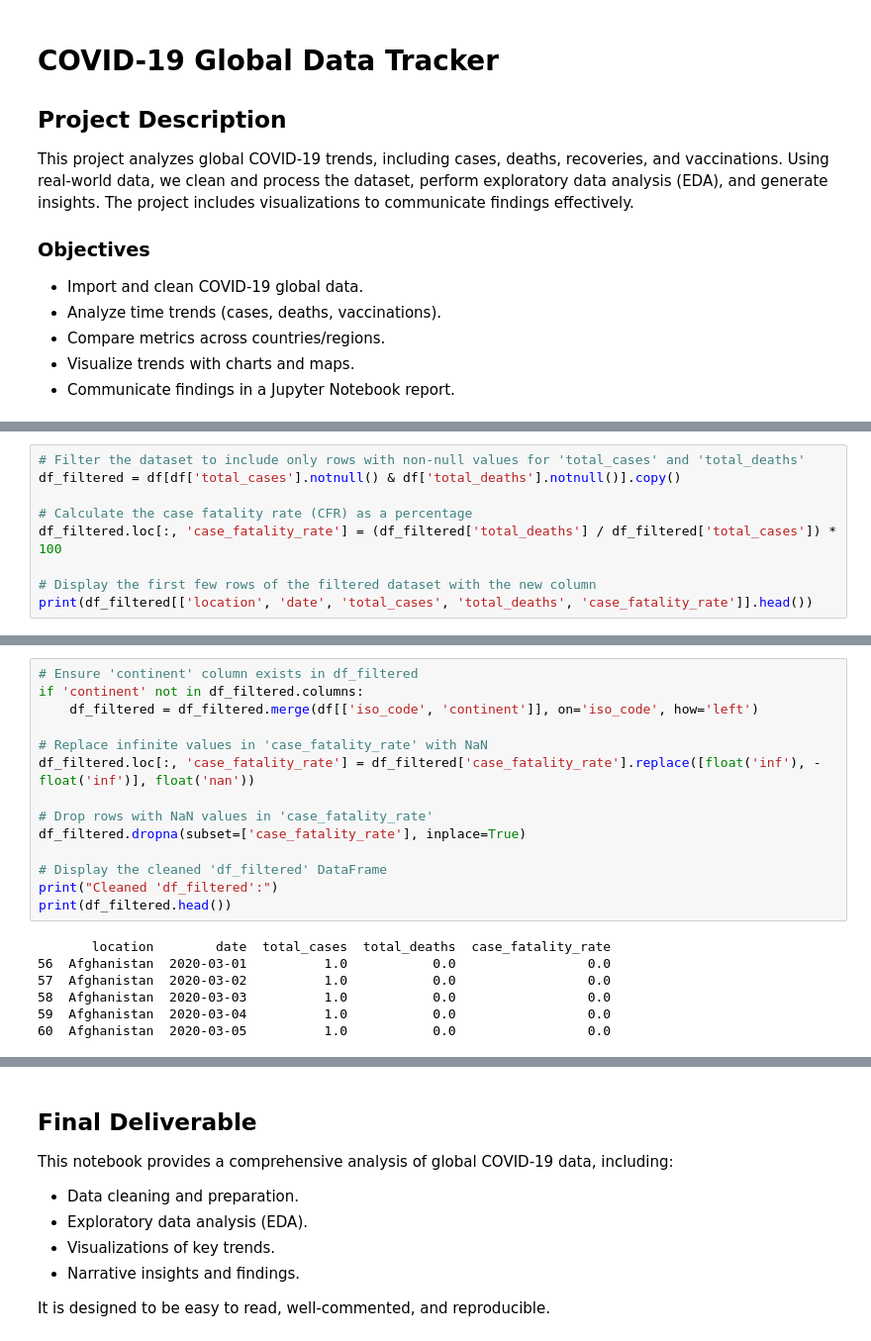
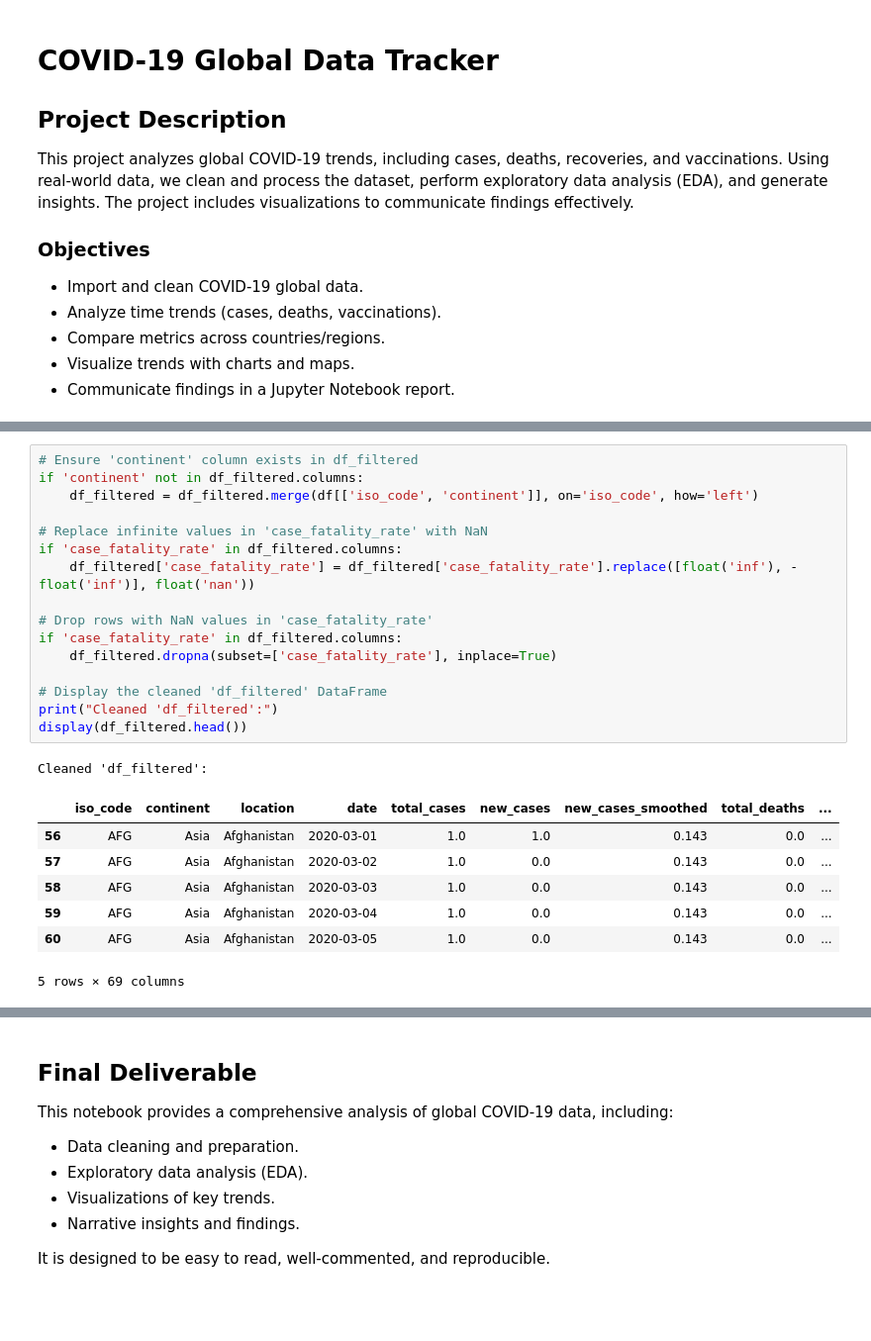
Before and after one commit to Neo21702/Python-COVID19-Project-wk8, a Jupyter notebook: JupyterNotebook.ipynb, the cells around one changed output, grey strips where cells are left out. Shown at 99% size. Saved outputs shown, nothing was run; the diff lists cells and outputs as text; blank space fills up the shorter version.

```diff
--- a/JupyterNotebook.ipynb
+++ b/JupyterNotebook.ipynb
@@ -110,9 +51,0 @@ We perform EDA to explore trends in cases, deaths, and vaccinations.
-# %%
-# Filter the dataset to include only rows with non-null values for 'total_cases' and 'total_deaths'
-df_filtered = df[df['total_cases'].notnull() & df['total_deaths'].notnull()].copy()
-
-# Calculate the case fatality rate (CFR) as a percentage
-df_filtered.loc[:, 'case_fatality_rate'] = (df_filtered['total_deaths'] / df_filtered['total_cases']) * 100
-
-# Display the first few rows of the filtered dataset with the new column
-print(df_filtered[['location', 'date', 'total_cases', 'total_deaths', 'case_fatality_rate']].head())
@@ -142,21 +68,25 @@ We analyze vaccination rollouts across countries.
 # %%
 # Ensure 'continent' column exists in df_filtered
 if 'continent' not in df_filtered.columns:
     df_filtered = df_filtered.merge(df[['iso_code', 'continent']], on='iso_code', how='left')
 
 # Replace infinite values in 'case_fatality_rate' with NaN
-df_filtered.loc[:, 'case_fatality_rate'] = df_filtered['case_fatality_rate'].replace([float('inf'), -float('inf')], float('nan'))
+if 'case_fatality_rate' in df_filtered.columns:
+    df_filtered['case_fatality_rate'] = df_filtered['case_fatality_rate'].replace([float('inf'), -float('inf')], float('nan'))
 
 # Drop rows with NaN values in 'case_fatality_rate'
-df_filtered.dropna(subset=['case_fatality_rate'], inplace=True)
+if 'case_fatality_rate' in df_filtered.columns:
+    df_filtered.dropna(subset=['case_fatality_rate'], inplace=True)
 
 # Display the cleaned 'df_filtered' DataFrame
 print("Cleaned 'df_filtered':")
-print(df_filtered.head())
+display(df_filtered.head())
 # %% [output]
-       location        date  total_cases  total_deaths  case_fatality_rate
-56  Afghanistan  2020-03-01          1.0           0.0                 0.0
-57  Afghanistan  2020-03-02          1.0           0.0                 0.0
-58  Afghanistan  2020-03-03          1.0           0.0                 0.0
-59  Afghanistan  2020-03-04          1.0           0.0                 0.0
-60  Afghanistan  2020-03-05          1.0           0.0                 0.0
+Cleaned 'df_filtered':
+|  | iso_code | continent | location | date | total_cases | new_cases | new_cases_smoothed | total_deaths | ... |
+| 56 | AFG | Asia | Afghanistan | 2020-03-01 | 1.0 | 1.0 | 0.143 | 0.0 | ... |
+| 57 | AFG | Asia | Afghanistan | 2020-03-02 | 1.0 | 0.0 | 0.143 | 0.0 | ... |
+| 58 | AFG | Asia | Afghanistan | 2020-03-03 | 1.0 | 0.0 | 0.143 | 0.0 | ... |
+| 59 | AFG | Asia | Afghanistan | 2020-03-04 | 1.0 | 0.0 | 0.143 | 0.0 | ... |
+| 60 | AFG | Asia | Afghanistan | 2020-03-05 | 1.0 | 0.0 | 0.143 | 0.0 | ... |
+5 rows × 69 columns
```
Also changed, not shown: parts of 21 cells of this notebook.
